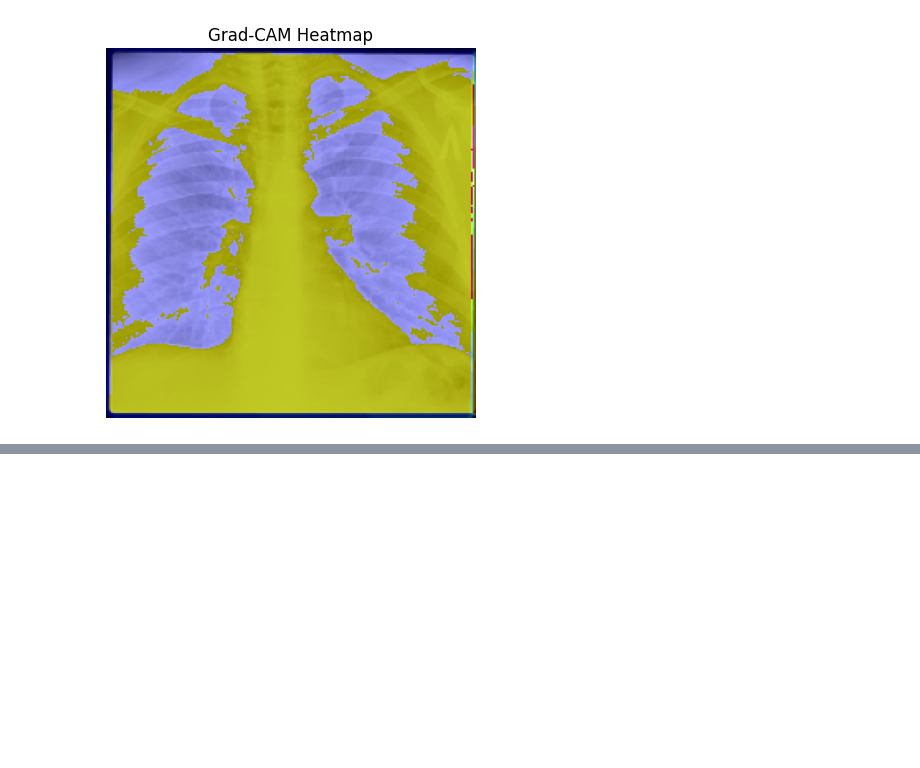
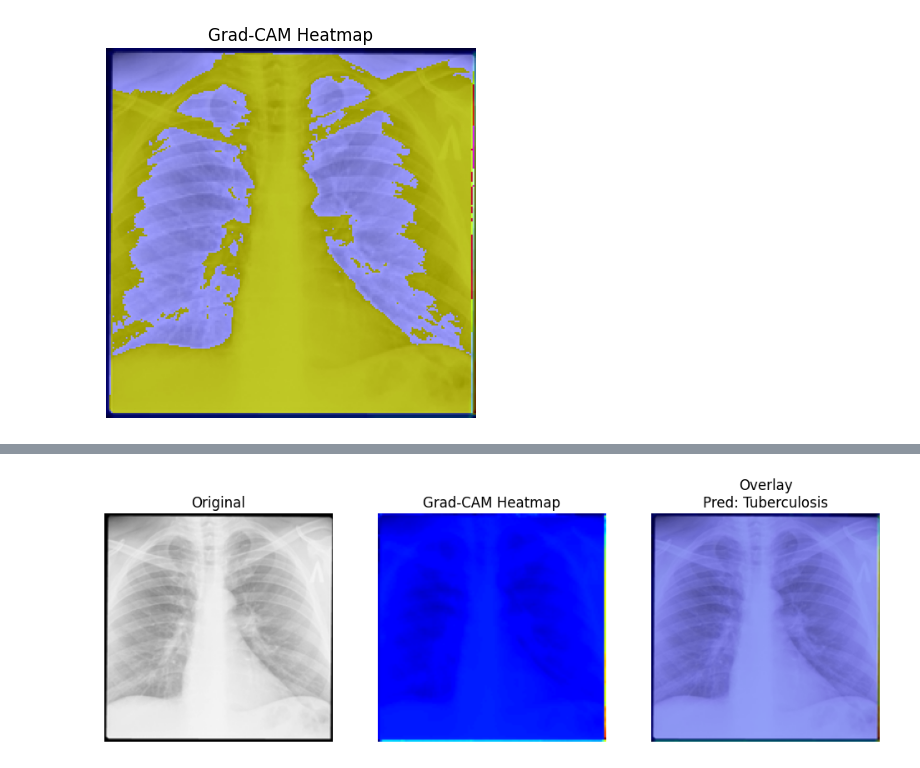
Before and after one commit to joshuamach632-hub/TB-model, a Jupyter notebook: GRADCAM.ipynb, the cells around one changed output, grey strips where cells are left out. Drawn from its saved outputs; the diff is of its cells as text; code cells hidden in the pictures; blank space fills up the shorter version.

```diff
--- a/GRADCAM.ipynb
+++ b/GRADCAM.ipynb
@@ -352,0 +376,46 @@ plt.show()
+# %%
+# Define class labels
+class_labels = ["Normal", "Tuberculosis"]   # adjust if your dataset has more classes
+
+# Load and preprocess an image from the dataset
+# Using the image_path defined in the previous Grad-CAM example
+image_path="/content/tuberculosis-tb-chest-xray-dataset/TB_Chest_Radiography_Database/Tuberculosis/Tuberculosis-10.png"
+img_array = load_and_preprocess_image(image_path)
+img = tf.keras.preprocessing.image.array_to_img(img_array[0])
+
+
+# Model prediction
+preds = model.predict(img_array, verbose=0)
+pred_class = np.argmax(preds[0])
+# true_class is not available when loading a single image, so we will remove it from the title
+# true_class = np.argmax(y_batch[0])
+
+# Grad-CAM heatmap
+heatmap = make_gradcam_heatmap(img_array, model, "conv2d_1")
+overlay_img = overlay_gradcam(img, heatmap)
+
+# Plot
+plt.figure(figsize=(12,4))
+
+# Original
+plt.subplot(1,3,1)
+plt.imshow(img)
+plt.axis("off")
+# Updated title since true_class is not available
+plt.title(f"Original")
+
+# Heatmap
+plt.subplot(1,3,2)
+plt.imshow(heatmap, cmap="jet")
+plt.axis("off")
+plt.title("Grad-CAM Heatmap")
+
+# Overlay
+plt.subplot(1,3,3)
+plt.imshow(overlay_img)
+plt.axis("off")
+plt.title(f"Overlay\nPred: {class_labels[pred_class]}")
+
+plt.show()
+# %% [output]
+[figure, added]
```
Also changed, not shown: parts of 3 cells of this notebook.
